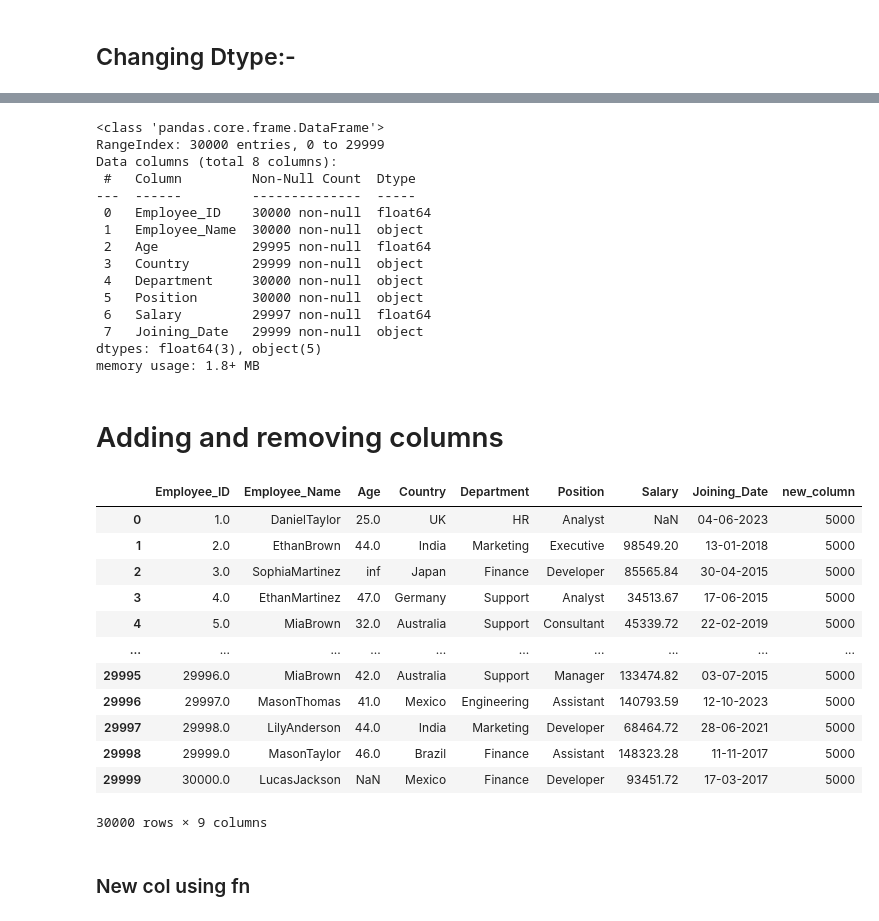
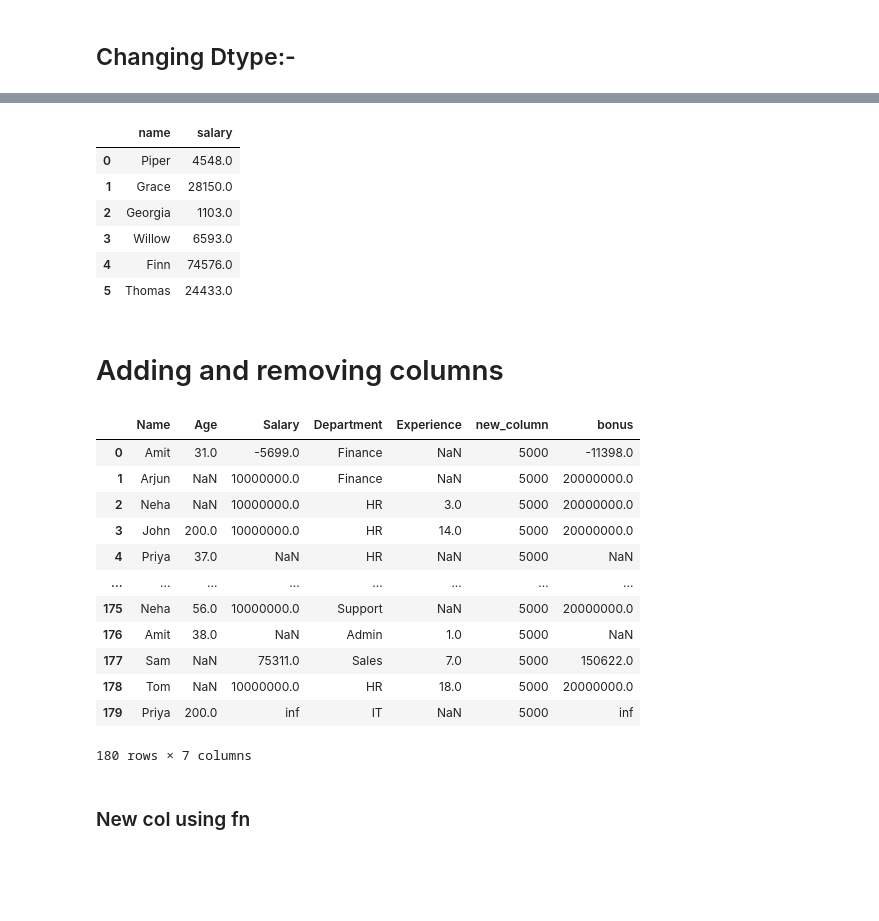
Before and after one commit to anki1kr/PYTHON, a Jupyter notebook: 12_numpy_pandas/3.pandas.ipynb, the cells around one changed output, grey strips where cells are left out. Saved outputs shown, nothing was run; the diff lists cells and outputs as text; code cells hidden in the pictures; blank space fills up the shorter version.

```diff
--- a/12_numpy_pandas/3.pandas.ipynb
+++ b/12_numpy_pandas/3.pandas.ipynb
@@ -30,6 +30,6 @@ pandas.core.series.Series
     2. `pd.read_excel()` – for Excel files
     3. `pd.read_json()` – for JSON files
 # %%
-df2 = pd.read_csv("employee_data.csv")
+df= pd.read_csv("./sources/employee_data.csv")
 df
 # %% [output]
@@ -191,41 +204,36 @@ memory usage: 1.8+ MB
 # %%
-df["Employee_ID"]=df["Employee_ID"].astype(float)
-df.info()
+
+df2=df2.astype({'salary': float})
+df2
 # %% [output]
-<class 'pandas.core.frame.DataFrame'>
-RangeIndex: 30000 entries, 0 to 29999
-Data columns (total 8 columns):
- #   Column         Non-Null Count  Dtype
----  ------         --------------  -----
- 0   Employee_ID    30000 non-null  float64
- 1   Employee_Name  30000 non-null  object
- 2   Age            29995 non-null  float64
- 3   Country        29999 non-null  object
- 4   Department     30000 non-null  object
- 5   Position       30000 non-null  object
- 6   Salary         29997 non-null  float64
- 7   Joining_Date   29999 non-null  object
-dtypes: float64(3), object(5)
-memory usage: 1.8+ MB
+|  | name | salary |
+| 0 | Piper | 4548.0 |
+| 1 | Grace | 28150.0 |
+| 2 | Georgia | 1103.0 |
+| 3 | Willow | 6593.0 |
+| 4 | Finn | 74576.0 |
+| 5 | Thomas | 24433.0 |
 # %% [markdown]
 # Adding and removing columns
 # %%
 df["new_column"]=[5000 for i in range(len(df))]
+#  employees["bonus"]=[employees['salary']*2 for i in range(len(employees))]
+df["bonus"] = df['Salary'] * 2
 df
 # %% [output]
-|  | Employee_ID | Employee_Name | Age | Country | Department | Position | Salary | Joining_Date | new_column |
-| 0 | 1.0 | DanielTaylor | 25.0 | UK | HR | Analyst | NaN | 04-06-2023 | 5000 |
-| 1 | 2.0 | EthanBrown | 44.0 | India | Marketing | Executive | 98549.20 | 13-01-2018 | 5000 |
-| 2 | 3.0 | SophiaMartinez | inf | Japan | Finance | Developer | 85565.84 | 30-04-2015 | 5000 |
-| 3 | 4.0 | EthanMartinez | 47.0 | Germany | Support | Analyst | 34513.67 | 17-06-2015 | 5000 |
-| 4 | 5.0 | MiaBrown | 32.0 | Australia | Support | Consultant | 45339.72 | 22-02-2019 | 5000 |
-| ... | ... | ... | ... | ... | ... | ... | ... | ... | ... |
-| 29995 | 29996.0 | MiaBrown | 42.0 | Australia | Support | Manager | 133474.82 | 03-07-2015 | 5000 |
-| 29996 | 29997.0 | MasonThomas | 41.0 | Mexico | Engineering | Assistant | 140793.59 | 12-10-2023 | 5000 |
-| 29997 | 29998.0 | LilyAnderson | 44.0 | India | Marketing | Developer | 68464.72 | 28-06-2021 | 5000 |
-| 29998 | 29999.0 | MasonTaylor | 46.0 | Brazil | Finance | Assistant | 148323.28 | 11-11-2017 | 5000 |
-| 29999 | 30000.0 | LucasJackson | NaN | Mexico | Finance | Developer | 93451.72 | 17-03-2017 | 5000 |
+|  | Name | Age | Salary | Department | Experience | new_column | bonus |
+| 0 | Amit | 31.0 | -5699.0 | Finance | NaN | 5000 | -11398.0 |
+| 1 | Arjun | NaN | 10000000.0 | Finance | NaN | 5000 | 20000000.0 |
+| 2 | Neha | NaN | 10000000.0 | HR | 3.0 | 5000 | 20000000.0 |
+| 3 | John | 200.0 | 10000000.0 | HR | 14.0 | 5000 | 20000000.0 |
+| 4 | Priya | 37.0 | NaN | HR | NaN | 5000 | NaN |
+| ... | ... | ... | ... | ... | ... | ... | ... |
+| 175 | Neha | 56.0 | 10000000.0 | Support | NaN | 5000 | 20000000.0 |
+| 176 | Amit | 38.0 | NaN | Admin | 1.0 | 5000 | NaN |
+| 177 | Sam | NaN | 75311.0 | Sales | 7.0 | 5000 | 150622.0 |
+| 178 | Tom | NaN | 10000000.0 | HR | 18.0 | 5000 | 20000000.0 |
+| 179 | Priya | 200.0 | inf | IT | NaN | 5000 | inf |
-30000 rows × 9 columns
+180 rows × 7 columns
 # %% [markdown]
 ### New col using fn
 # %%
```
Also changed, not shown: parts of 17 cells of this notebook, 8 other files.
